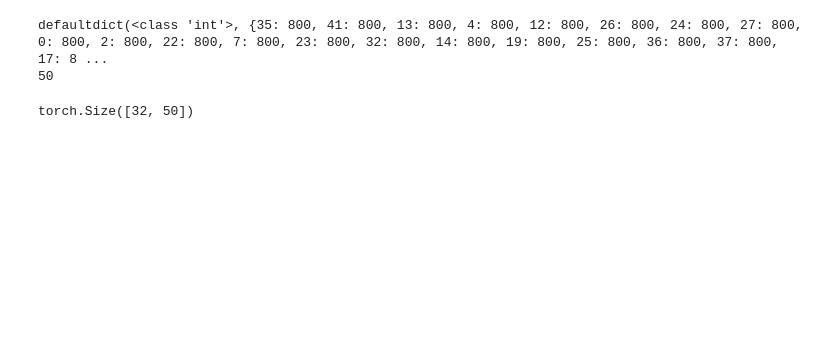
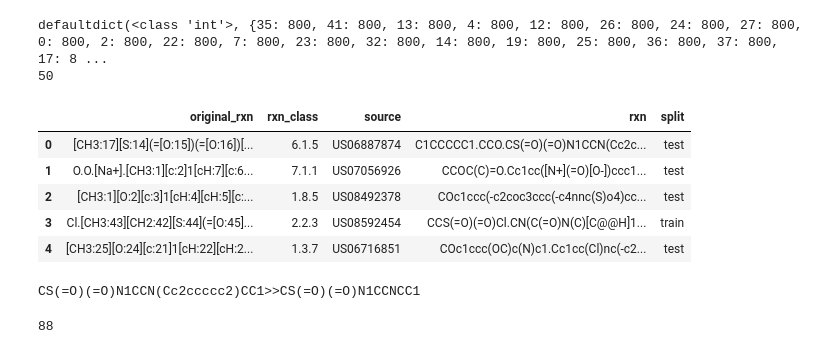
Before and after one commit to phuocchung123/reaction_yield_pretrained_gnn, a Jupyter notebook: draft.ipynb, the cells around one changed output. Saved outputs shown, nothing was run; the diff lists cells and outputs as text; code cells hidden in the pictures; blank space fills up the shorter version.

```diff
--- a/draft.ipynb
+++ b/draft.ipynb
@@ -37,7 +37,28 @@ defaultdict(<class 'int'>, {35: 800, 41: 800, 13: 800, 4: 800, 12: 800, 26: 800,
 for batch in train_loader:
     a=batch[-1]
     break
-# %%
-a.shape
-# %% [output]
-torch.Size([32, 50])
+# %%
+import pandas as pd
+data=pd.read_csv('./data_chung/schneider50k.tsv',sep='\t',index_col=0)
+data.head()
+# %% [output]
+|  | original_rxn | rxn_class | source | rxn | split |
+| 0 | [CH3:17][S:14](=[O:15])(=[O:16])[... | 6.1.5 | US06887874 | C1CCCCC1.CCO.CS(=O)(=O)N1CCN(Cc2c... | test |
+| 1 | O.O.[Na+].[CH3:1][c:2]1[cH:7][c:6... | 7.1.1 | US07056926 | CCOC(C)=O.Cc1cc([N+](=O)[O-])ccc1... | test |
+| 2 | [CH3:1][O:2][c:3]1[cH:4][cH:5][c:... | 1.8.5 | US08492378 | COc1ccc(-c2coc3ccc(-c4nnc(S)o4)cc... | test |
+| 3 | Cl.[CH3:43][CH2:42][S:44](=[O:45]... | 2.2.3 | US08592454 | CCS(=O)(=O)Cl.CN(C(=O)N(C)[C@@H]1... | train |
+| 4 | [CH3:25][O:24][c:21]1[cH:22][cH:2... | 1.3.7 | US06716851 | COc1ccc(OC)c(N)c1.Cc1cc(Cl)nc(-c2... | test |
+# %%
+import numpy as np
+for i in data.rxn.values:
+    react,product=i.split('>>')
+    reat_lst=react.split('.')
+    pro_lst=product.split('.')
+    # idx_longest_react=np.argmax([len(r) for r in reat_lst])
+    # idx_longest_product=np.argmax([len(p) for p in pro_lst])
+    for i in
+    new_react=reat_lst[idx_longest_react]+'>>'+pro_lst[idx_longest_product]
+    print(new_react)
+    break
+# %% [output]
+CS(=O)(=O)N1CCN(Cc2ccccc2)CC1>>CS(=O)(=O)N1CCNCC1
@@ -43,0 +79,4 @@ torch.Size([32, 50])
+# %%
+len(lst)
+# %% [output]
+88
```
Also changed, not shown: parts of 5 cells of this notebook, 1 other file.
